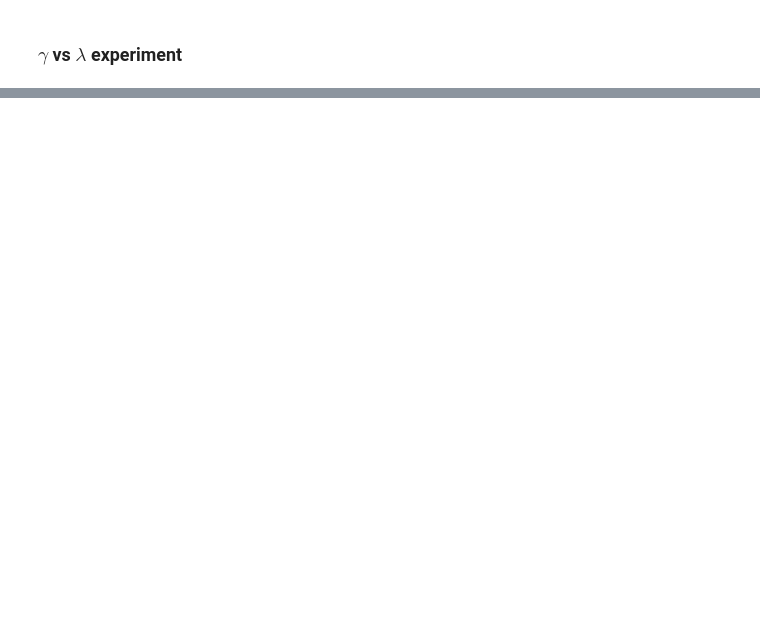
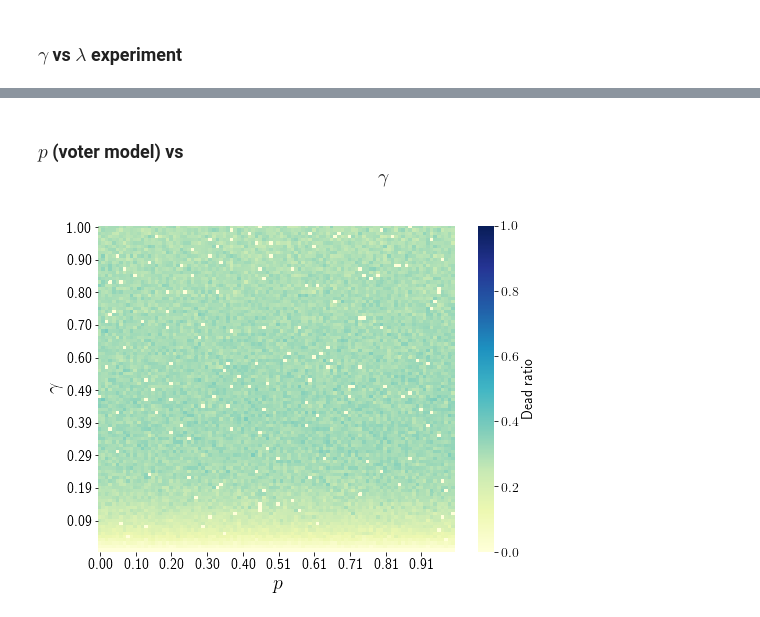
Before and after one commit to robertjankowski/social-media-influence-on-covid-pandemic, a Jupyter notebook: notebooks/covid_experiments.ipynb, the cells around one changed output, grey strips where cells are left out. Saved outputs shown, nothing was run; the diff lists cells and outputs as text; code cells hidden in the pictures; blank space fills up the shorter version.

```diff
--- a/notebooks/covid_experiments.ipynb
+++ b/notebooks/covid_experiments.ipynb
@@ -89,0 +112,24 @@ plt.show()
+# %% [markdown]
+### $p$ (voter model) vs $$\gamma$$
+# %%
+dead_ratio_output_3 = np.load("../data/experiments/gamma_p/gamma_p_dead_ratio_output_res=100.npy")
+recovered_ratio_output_3 = np.load("../data/experiments/gamma_p/gamma_p_recovered_ratio_output_res=100.npy")
+gamma_p = read_from_file("../data/experiments/gamma_p/gammas_res=100.txt")
+ps = read_from_file("../data/experiments/gamma_p/ps_res=100.txt")
+# %%
+plt.figure(figsize=(8, 6))
+xticks_labels = ['{:.2f}'.format(l) for l in ps]
+yticks_labels = ['{:.2f}'.format(b) for b in gamma_p[::-1]]
+sns.heatmap(dead_ratio_output_3[::-1], annot=False, cmap="YlGnBu",
+            yticklabels=yticks_labels, xticklabels=xticks_labels,
+            vmin=0, vmax=1, cbar_kws={'label': 'Dead ratio'})
+
+plt.locator_params(axis='y', nbins=10)
+plt.locator_params(axis='x', nbins=10)
+plt.xticks(rotation=0)
+plt.ylabel(r'$\gamma$', fontsize=20)
+plt.xlabel(r'$p$', fontsize=20)
+
+plt.show()
+# %% [output]
+[figure, added]
```
Also changed, not shown: parts of 6 cells of this notebook, 3 other files.
